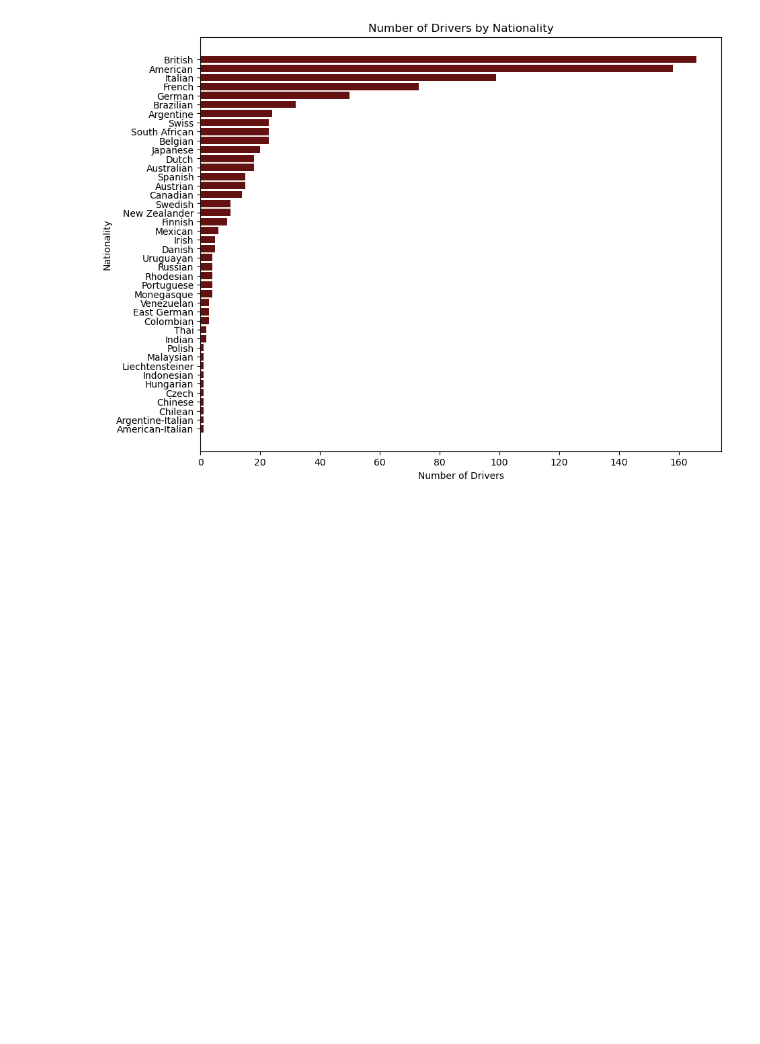
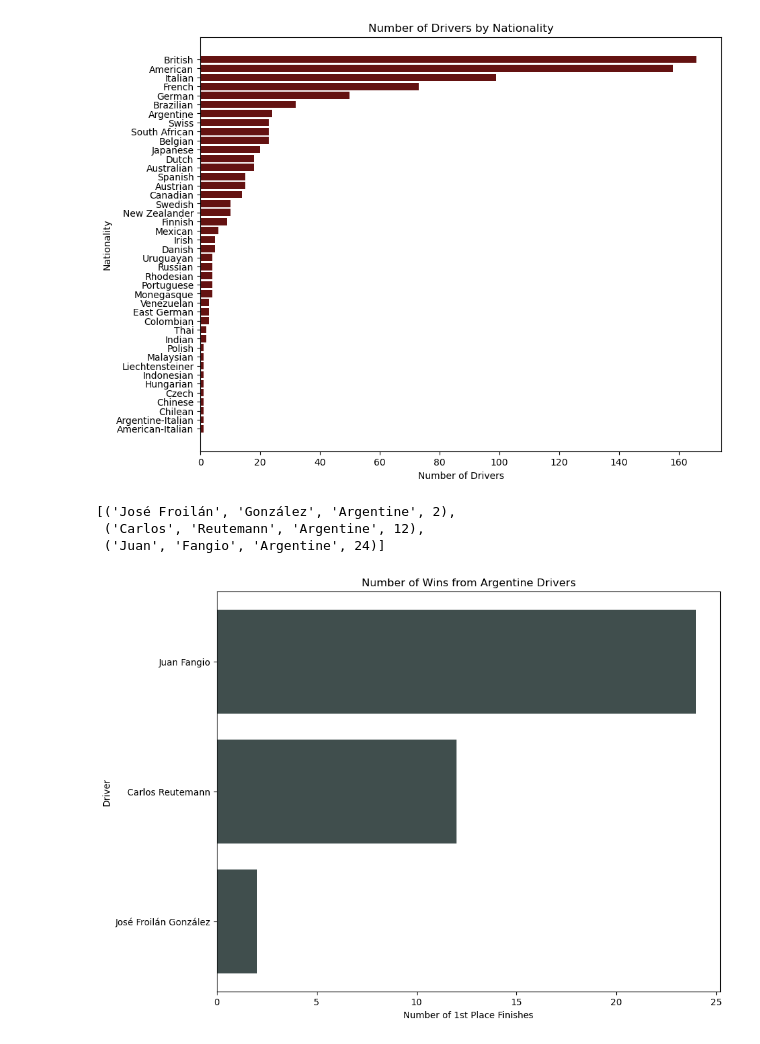
Before and after one commit to KevinPCarney/Project-3-Group-03, a Jupyter notebook: EDA.ipynb, the cells around one changed output. Cells and saved outputs as stored; diff of their text form; code cells hidden in the pictures; blank space fills up the shorter version.

```diff
--- a/EDA.ipynb
+++ b/EDA.ipynb
@@ -70,6 +70,32 @@ plt.show()
 ## East Germany into Germany
 ## Rhodesian become Zimbabwe
 ## Argentine-Italian and American-Italian in their respective countries
+# %%
+nationality = 'Argentine'
+
+driver_query = session.query(Drivers.forename, Drivers.surname, Drivers.nationality, func.count(Results.position)).\
+filter(Drivers.driverId == Results.driverId).\
+filter(Results.position==1).filter(Drivers.nationality == f"{nationality}").\
+group_by(Drivers.forename, Drivers.surname).order_by(func.count(Results.position).asc()).all()
+
+display(driver_query)
+# %% [output]
+[('José Froilán', 'González', 'Argentine', 2),
+ ('Carlos', 'Reutemann', 'Argentine', 12),
+ ('Juan', 'Fangio', 'Argentine', 24)]
+# %%
+name = [data[0] + " " + data[1] for data in driver_query]
+num_of_1st = [data[3] for data in driver_query]
+
+# Create a horizontal bar chart using Matplotlib
+plt.figure(figsize=(10, 8))
+plt.barh(name, num_of_1st, color='#404E4D')
+plt.xlabel('Number of 1st Place Finishes')
+plt.ylabel('Driver')
+plt.title(f'Number of Wins from {nationality} Drivers')
+plt.show()
+# %% [output]
+[figure, added]
 # %%
 # Close session and end engine
 session.close()
```
Also changed, not shown: parts of 1 cell of this notebook.
